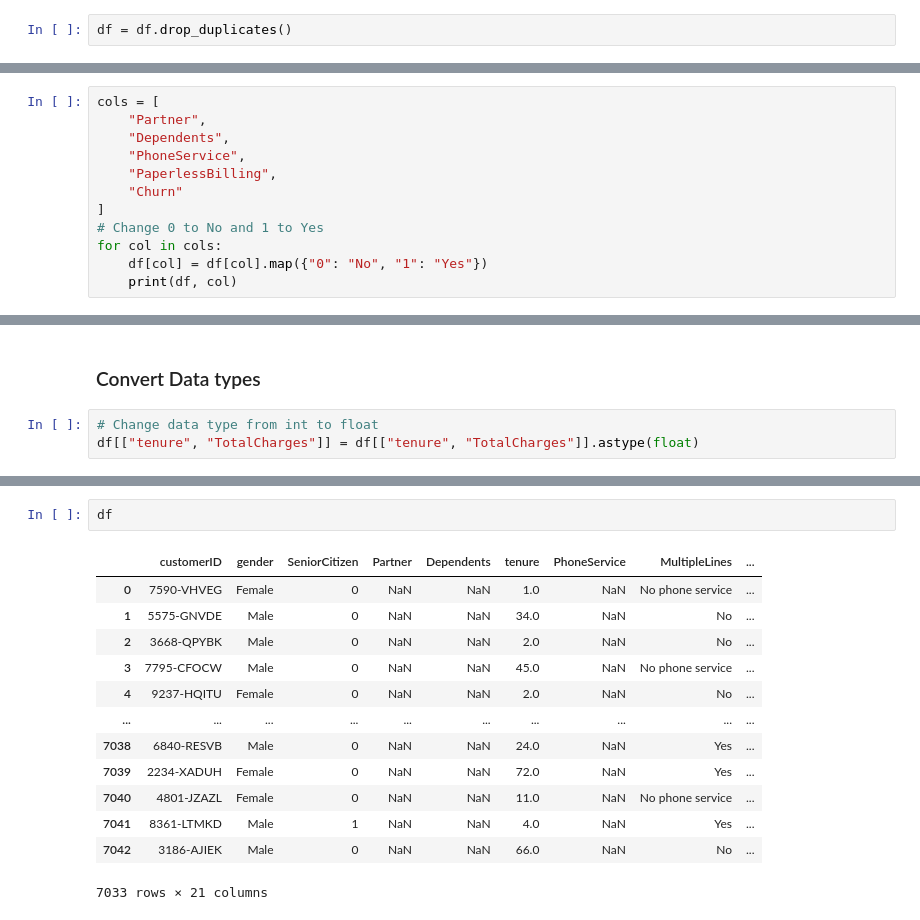
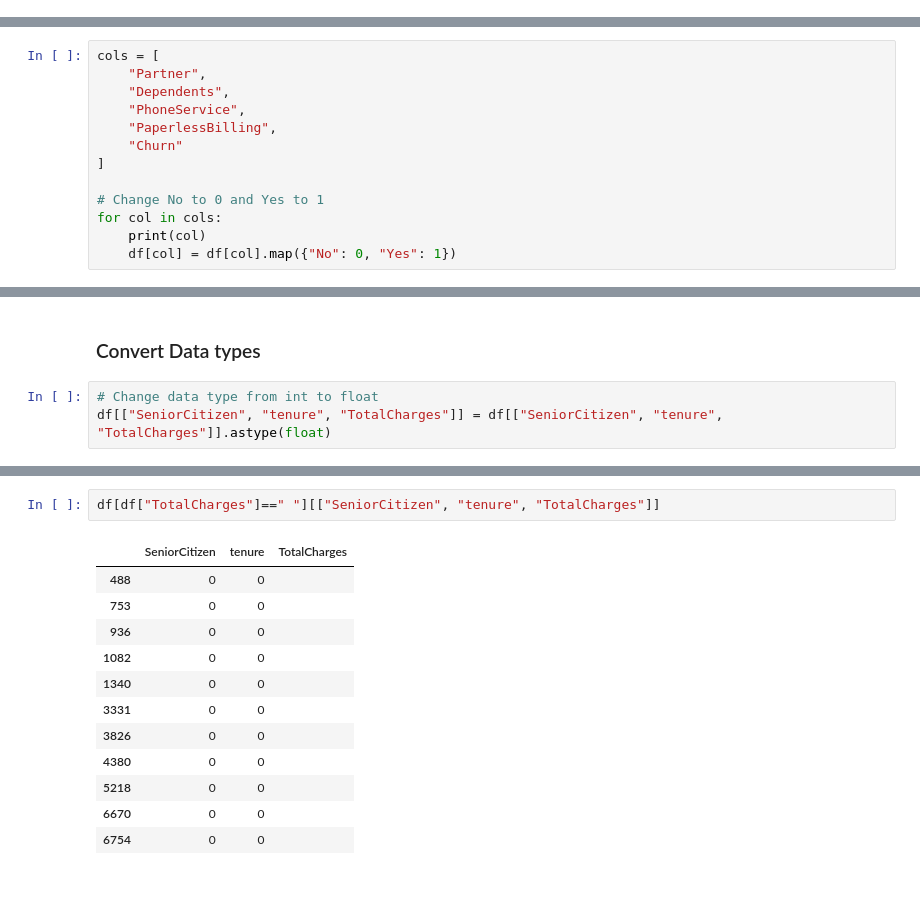
Before and after one commit to Christian-Chrata/Telco-Customer-Churn, a Jupyter notebook: Telco Customer Churn.ipynb, the cells around one changed output, grey strips where cells are left out. Drawn from its saved outputs; the diff is of its cells as text; blank space fills up the shorter version.

```diff
--- a/Telco Customer Churn.ipynb
+++ b/Telco Customer Churn.ipynb
@@ -278,2 +307,0 @@ pd.DataFrame(df.duplicated().value_counts())
-# %%
-df = df.drop_duplicates()
@@ -302,8 +319,9 @@ cols = [
     "PaperlessBilling",
     "Churn"
 ]
-# Change 0 to No and 1 to Yes
+
+# Change No to 0 and Yes to 1
 for col in cols:
-    df[col] = df[col].map({"0": "No", "1": "Yes"})
-    print(df, col)
+    print(col)
+    df[col] = df[col].map({"No": 0, "Yes": 1})
 # %% [output]
@@ -328,4 +334,4 @@ for col in cols:
 ### Convert Data types
 # %%
 # Change data type from int to float
-df[["tenure", "TotalCharges"]] = df[["tenure", "TotalCharges"]].astype(float)
+df[["SeniorCitizen", "tenure", "TotalCharges"]] = df[["SeniorCitizen", "tenure", "TotalCharges"]].astype(float)
@@ -352,16 +342,15 @@ memory usage: 1.2+ MB
-# %%
-df
-# %% [output]
-|  | customerID | gender | SeniorCitizen | Partner | Dependents | tenure | PhoneService | MultipleLines | ... |
-| 0 | 7590-VHVEG | Female | 0 | NaN | NaN | 1.0 | NaN | No phone service | ... |
-| 1 | 5575-GNVDE | Male | 0 | NaN | NaN | 34.0 | NaN | No | ... |
-| 2 | 3668-QPYBK | Male | 0 | NaN | NaN | 2.0 | NaN | No | ... |
-| 3 | 7795-CFOCW | Male | 0 | NaN | NaN | 45.0 | NaN | No phone service | ... |
-| 4 | 9237-HQITU | Female | 0 | NaN | NaN | 2.0 | NaN | No | ... |
-| ... | ... | ... | ... | ... | ... | ... | ... | ... | ... |
-| 7038 | 6840-RESVB | Male | 0 | NaN | NaN | 24.0 | NaN | Yes | ... |
-| 7039 | 2234-XADUH | Female | 0 | NaN | NaN | 72.0 | NaN | Yes | ... |
-| 7040 | 4801-JZAZL | Female | 0 | NaN | NaN | 11.0 | NaN | No phone service | ... |
-| 7041 | 8361-LTMKD | Male | 1 | NaN | NaN | 4.0 | NaN | Yes | ... |
-| 7042 | 3186-AJIEK | Male | 0 | NaN | NaN | 66.0 | NaN | No | ... |
-7033 rows × 21 columns
+# %%
+df[df["TotalCharges"]==" "][["SeniorCitizen", "tenure", "TotalCharges"]]
+# %% [output]
+|  | SeniorCitizen | tenure | TotalCharges |
+| 488 | 0 | 0 |  |
+| 753 | 0 | 0 |  |
+| 936 | 0 | 0 |  |
+| 1082 | 0 | 0 |  |
+| 1340 | 0 | 0 |  |
+| 3331 | 0 | 0 |  |
+| 3826 | 0 | 0 |  |
+| 4380 | 0 | 0 |  |
+| 5218 | 0 | 0 |  |
+| 6670 | 0 | 0 |  |
+| 6754 | 0 | 0 |  |
```
Also changed, not shown: parts of 28 cells of this notebook, 1 other file.
